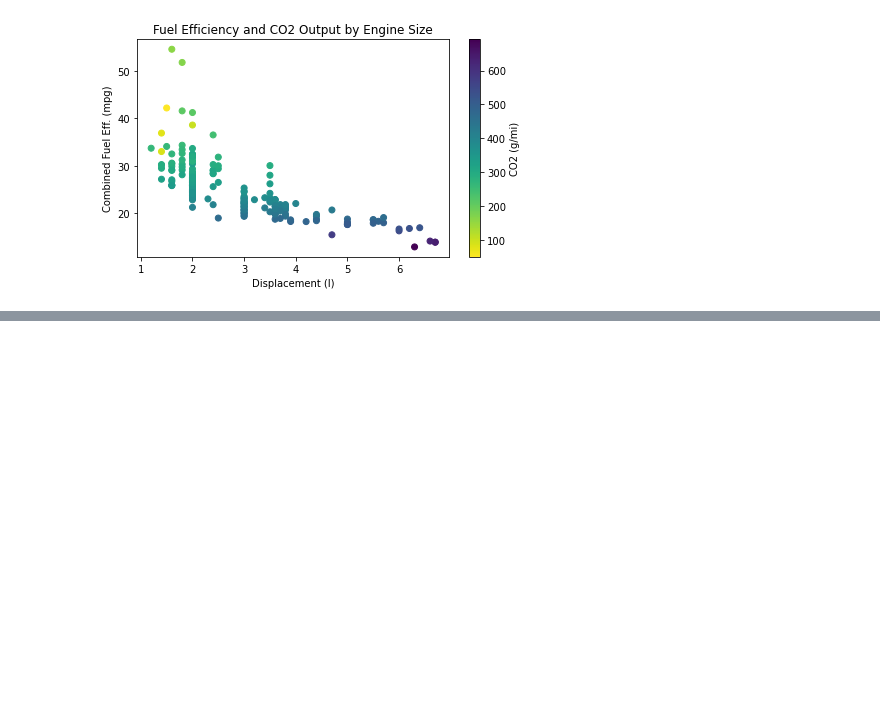
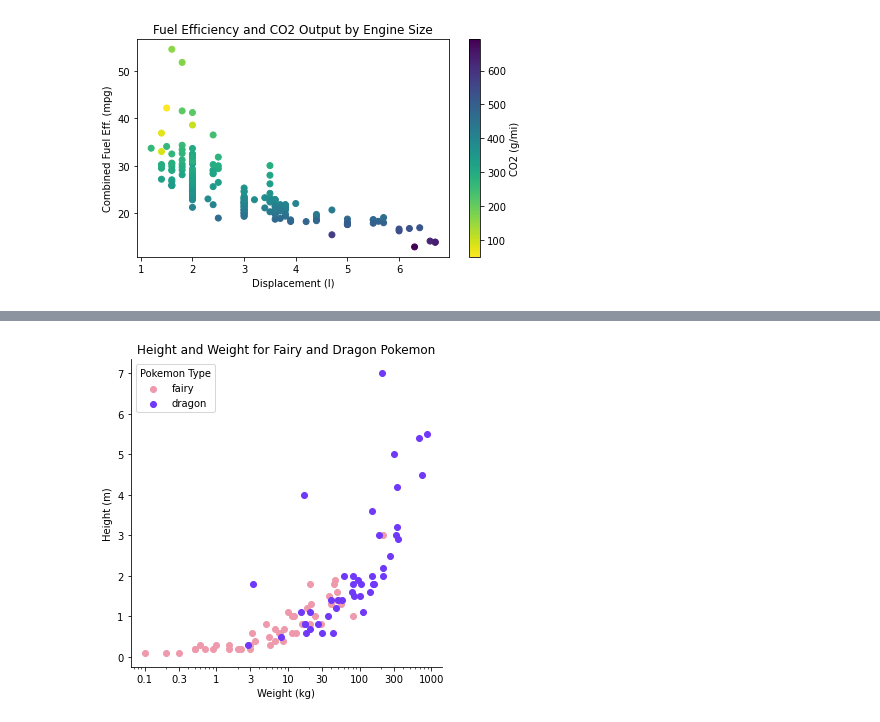
Before and after one commit to jackycwwang/data_visualization, a Jupyter notebook: 5. explanatory_visualizations.ipynb, the cells around one changed output, grey strips where cells are left out. Saved outputs shown, nothing was run; the diff lists cells and outputs as text; code cells hidden in the pictures; blank space fills up the shorter version.

```diff
--- a/5. explanatory_visualizations.ipynb
+++ b/5. explanatory_visualizations.ipynb
@@ -52,0 +55,3 @@ plt.colorbar(label = 'CO2 (g/mi)');
+# %%
+pokemon = pd.read_csv('pokemon.csv')
+pokemon.head()
@@ -52,0 +65,35 @@ plt.colorbar(label = 'CO2 (g/mi)');
+# %%
+# data processing: isolate only fairy and dragon type Pokemon
+type_cols = ['type_1','type_2']
+non_type_cols = pokemon.columns.difference(type_cols)
+pkmn_types = pokemon.melt(id_vars = non_type_cols, value_vars = type_cols,
+                          var_name = 'type_level', value_name = 'type').dropna()
+
+pokemon_sub = pkmn_types.loc[pkmn_types['type'].isin(['fairy','dragon'])]
+# %%
+# MODIFY THIS CODE
+# set mapping colors
+type_colors = {'fairy': '#ee99ac', 'dragon': '#7038f8'}
+
+g = sb.FacetGrid(data=pokemon_sub, hue='type', height=5,
+                 palette=type_colors)
+g.map(plt.scatter, 'weight','height')
+
+# transform x-axis to log scale
+g.set(xscale='log');
+x_ticks = [0.1, 0.3, 1, 3, 10, 30, 100, 300, 1000]
+
+# use this to set tick locations and labels
+# g.set(xticks=x_ticks, xticklabels=x_ticks)
+# or use this
+plt.xticks(ticks=x_ticks, labels=x_ticks)
+
+g.set_xlabels('Weight (kg)')
+g.set_ylabels('Height (m)')
+g.set(title='Height and Weight for Fairy and Dragon Pokemon')
+
+# add legend with a title
+# g.add_legend(title='Pokemon Type');
+plt.legend(loc=2, title='Pokemon Type');
+# %% [output]
+[figure, added]
```
Also changed, not shown: parts of 2 cells of this notebook, 2 other files.
